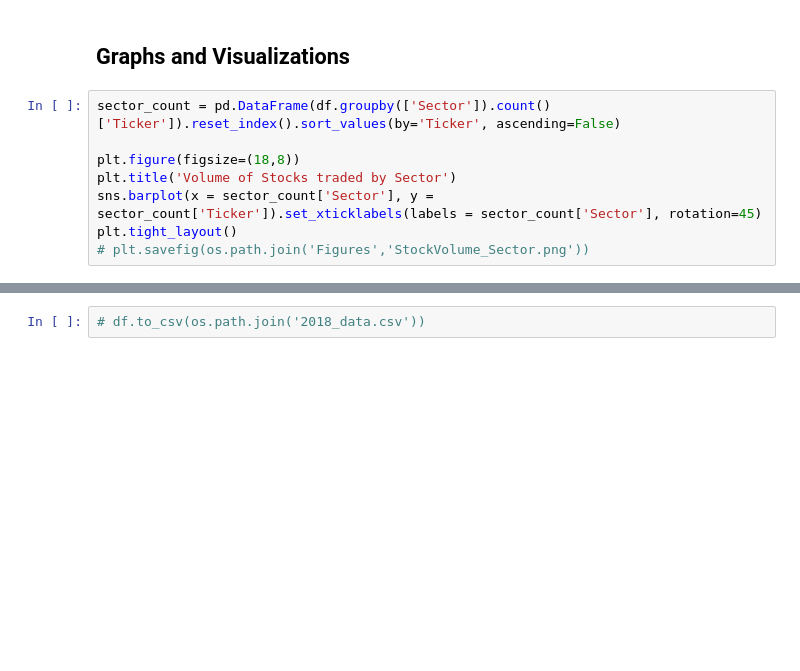
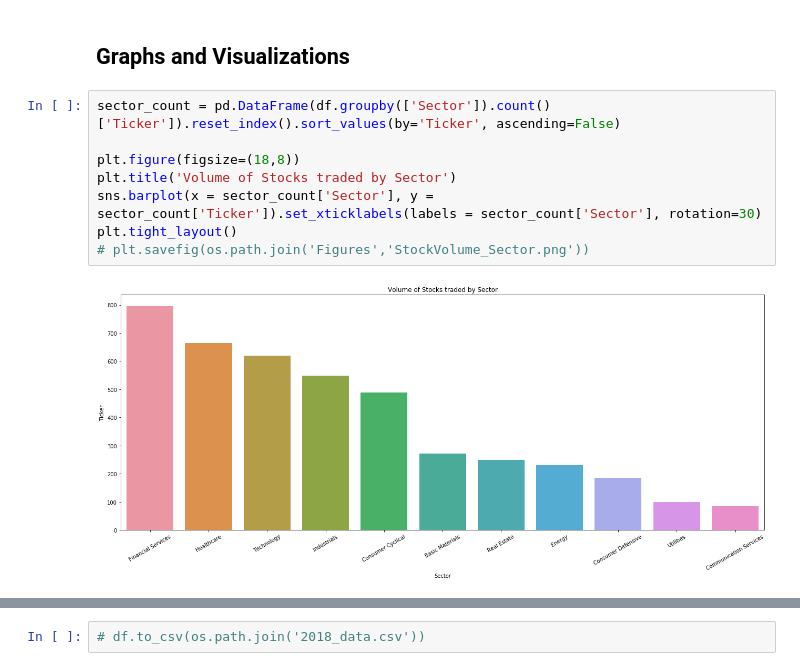
Before and after one commit to daniel-valdes/stock-eda, a Jupyter notebook: eda.ipynb, the cells around one changed output, grey strips where cells are left out. Drawn from its saved outputs; the diff is of its cells as text; blank space fills up the shorter version.

Commit message:
Polished visualizations

```diff
--- a/eda.ipynb
+++ b/eda.ipynb
@@ -46,8 +46,10 @@ df.head()
 # %%
 sector_count = pd.DataFrame(df.groupby(['Sector']).count()['Ticker']).reset_index().sort_values(by='Ticker', ascending=False)
 
 plt.figure(figsize=(18,8))
 plt.title('Volume of Stocks traded by Sector')
-sns.barplot(x = sector_count['Sector'], y = sector_count['Ticker']).set_xticklabels(labels = sector_count['Sector'], rotation=45)
+sns.barplot(x = sector_count['Sector'], y = sector_count['Ticker']).set_xticklabels(labels = sector_count['Sector'], rotation=30)
 plt.tight_layout()
 # plt.savefig(os.path.join('Figures','StockVolume_Sector.png'))
+# %% [output]
+[figure, added]
```
Also changed, not shown: parts of 1 cell of this notebook, 1 other file.
